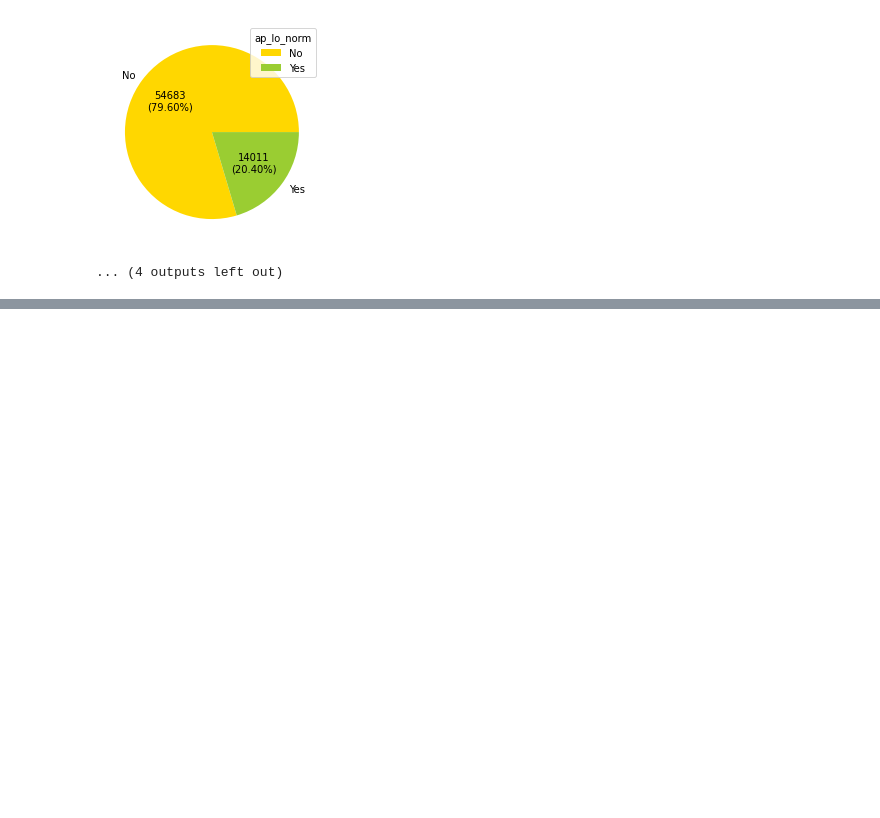
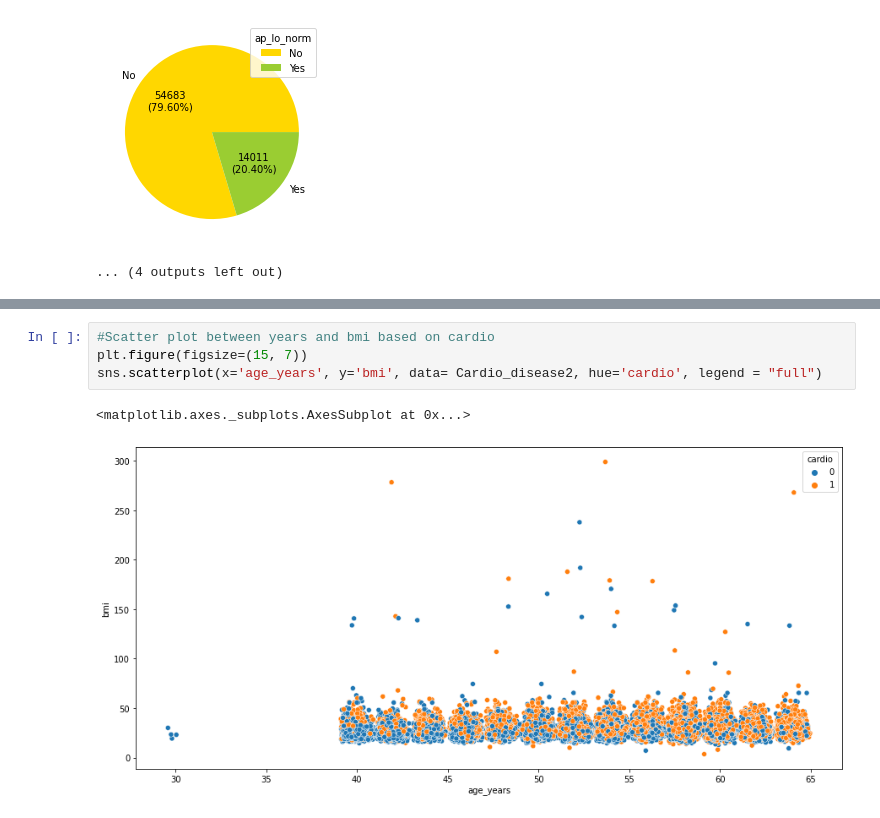
Before and after one commit to Psychraft/Big-Data-Project, a Jupyter notebook: Final_Project_Big_Data_Analysis.ipynb, the cells around one changed output, grey strips where cells are left out. Drawn from its saved outputs; the diff is of its cells as text; blank space fills up the shorter version.

```diff
--- a/Final_Project_Big_Data_Analysis.ipynb
+++ b/Final_Project_Big_Data_Analysis.ipynb
@@ -582,0 +590,7 @@ We can also notice there was not level of hyper_crisis just small number in ap_h
+# %%
+#Scatter plot between years and bmi based on cardio
+plt.figure(figsize=(15, 7))
+sns.scatterplot(x='age_years', y='bmi', data= Cardio_disease2, hue='cardio', legend = "full")
+# %% [output]
+<matplotlib.axes._subplots.AxesSubplot at 0x...>
+[figure, added]
```
Also changed, not shown: parts of 17 cells of this notebook.
